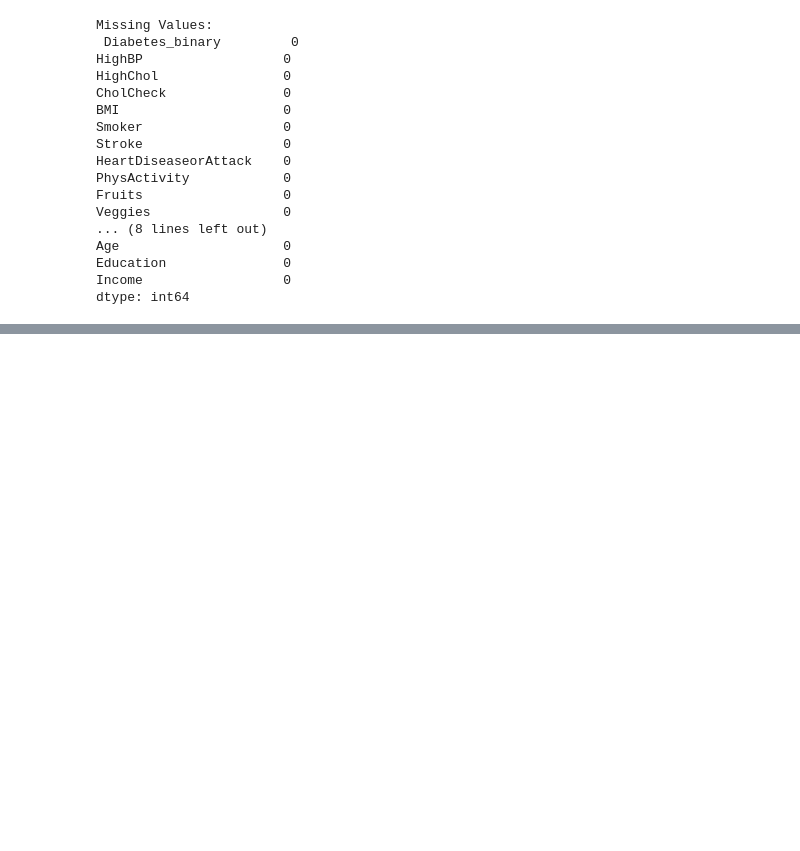
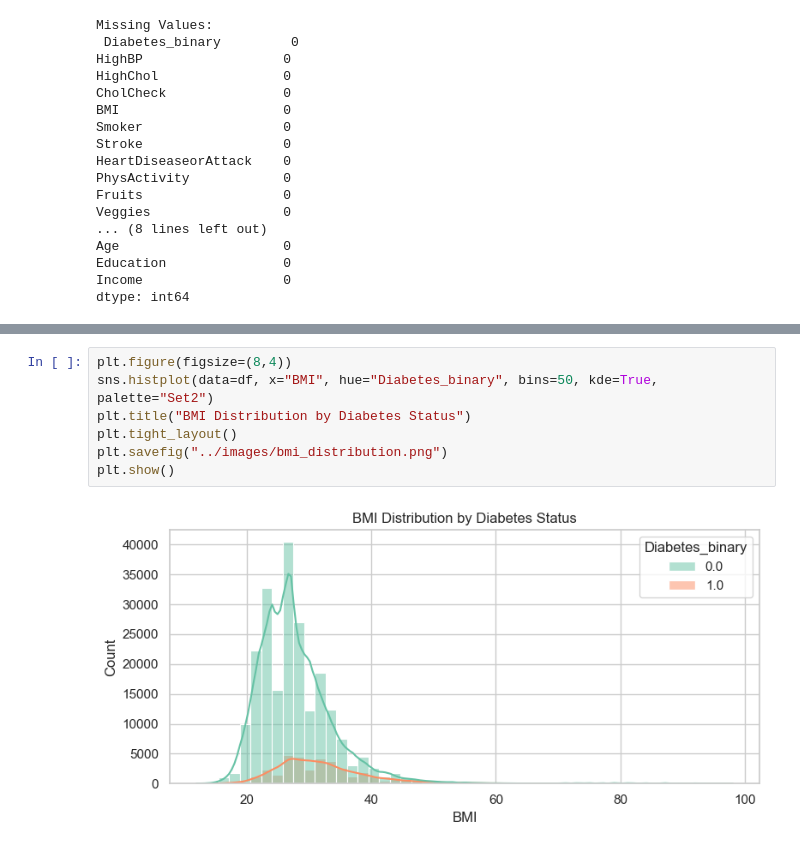
Before and after one commit to amanchakrawarty2005/health-risk-api, a Jupyter notebook: notebooks/eda.ipynb, the cells around one changed output, grey strips where cells are left out. Drawn from its saved outputs; the diff is of its cells as text; blank space fills up the shorter version.

```diff
--- a/notebooks/eda.ipynb
+++ b/notebooks/eda.ipynb
@@ -63,0 +77,9 @@ dtype: int64
+# %%
+plt.figure(figsize=(8,4))
+sns.histplot(data=df, x="BMI", hue="Diabetes_binary", bins=50, kde=True, palette="Set2")
+plt.title("BMI Distribution by Diabetes Status")
+plt.tight_layout()
+plt.savefig("../images/bmi_distribution.png")
+plt.show()
+# %% [output]
+[figure, added]
```
Also changed, not shown: parts of 3 cells of this notebook, 5 other files.
